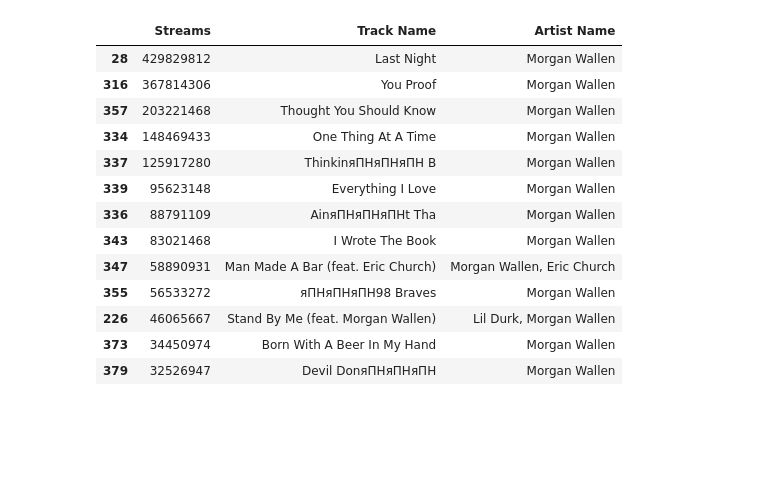
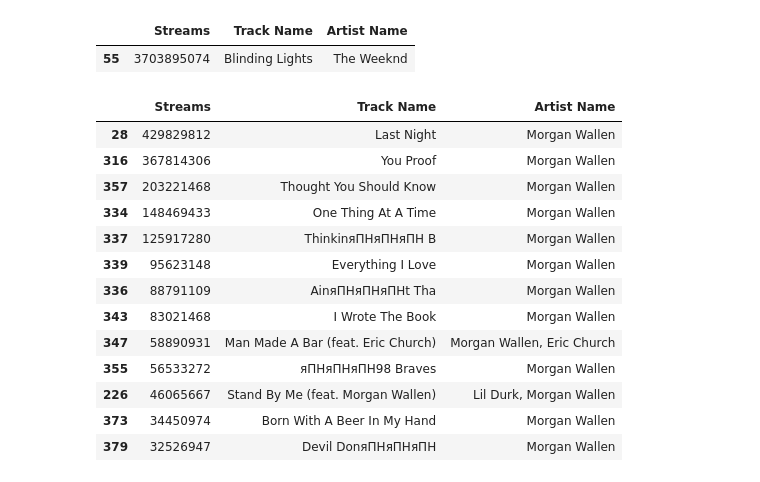
Before and after one commit to JustinS25/Project_4, a Jupyter notebook: Notebooks/visualizations.ipynb, the cells around one changed output. Saved outputs shown, nothing was run; the diff lists cells and outputs as text; code cells hidden in the pictures; blank space fills up the shorter version.

```diff
--- a/Notebooks/visualizations.ipynb
+++ b/Notebooks/visualizations.ipynb
@@ -34,6 +34,13 @@ spotify_df.head()
 | 2 | vampire | Olivia Rodrigo | 1 | 2023 | 6 | 30 | ... |
 | 3 | Cruel Summer | Taylor Swift | 1 | 2019 | 8 | 23 | ... |
 | 4 | WHERE SHE GOES | Bad Bunny | 1 | 2023 | 5 | 18 | ... |
+# %%
+sorted = spotify_df[["Streams", "Track Name", "Artist Name"]].sort_values(by="Streams", ascending=False)
+
+sorted.head(1)
+# %% [output]
+|  | Streams | Track Name | Artist Name |
+| 55 | 3703895074 | Blinding Lights | The Weeknd |
 # %%
 def filter_by_artist(artist_name):
     # Sorting the DataFrame by "Streams" in descending order
```
Also changed, not shown: 2 other files.
